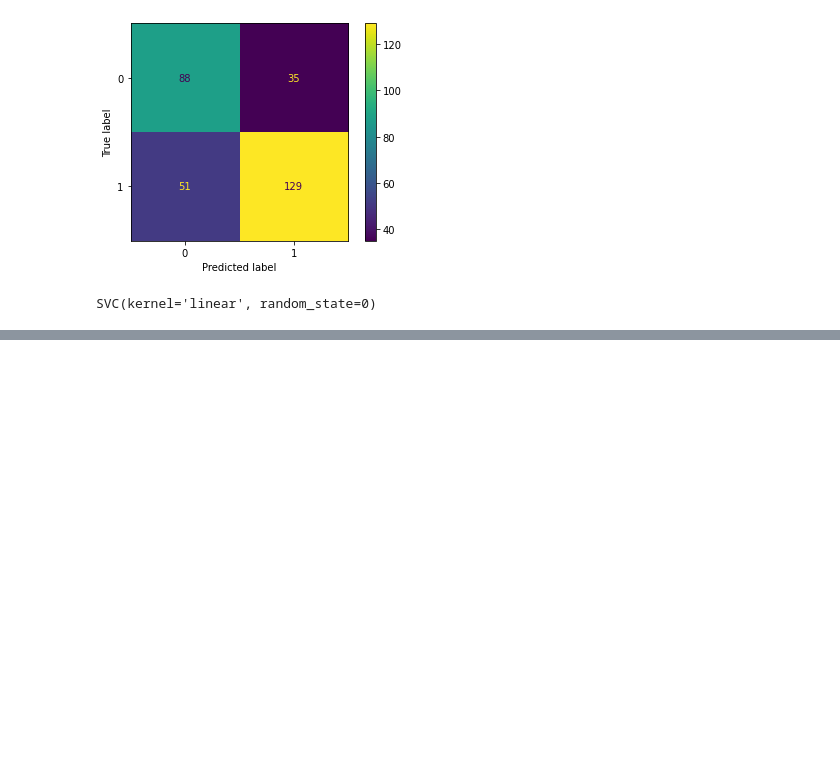
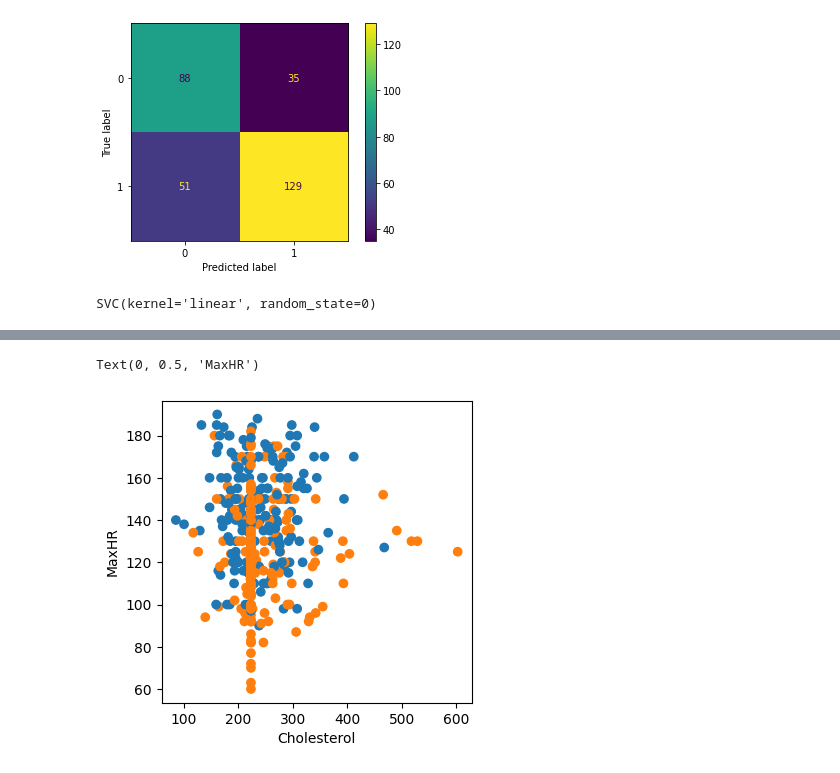
Before and after one commit to clinton0313/GP-Classification-Project, a Jupyter notebook: exploration.ipynb, the cells around one changed output, grey strips where cells are left out. Drawn from its saved outputs; the diff is of its cells as text; code cells hidden in the pictures; blank space fills up the shorter version.

```diff
--- a/data/exploration.ipynb
+++ b/exploration.ipynb
@@ -330,0 +401,9 @@ SVC(kernel='linear', random_state=0)
+# %%
+colors = ["tab:orange" if y_i == 1 else "tab:blue" for y_i in y]
+f, a = plt.subplots()
+a.scatter(X["Cholesterol"], X["MaxHR"], c=colors)
+a.set_xlabel("Cholesterol")
+a.set_ylabel("MaxHR")
+# %% [output]
+Text(0, 0.5, 'MaxHR')
+[figure, added]
```
Also changed, not shown: parts of 20 cells of this notebook, 2 other files.
